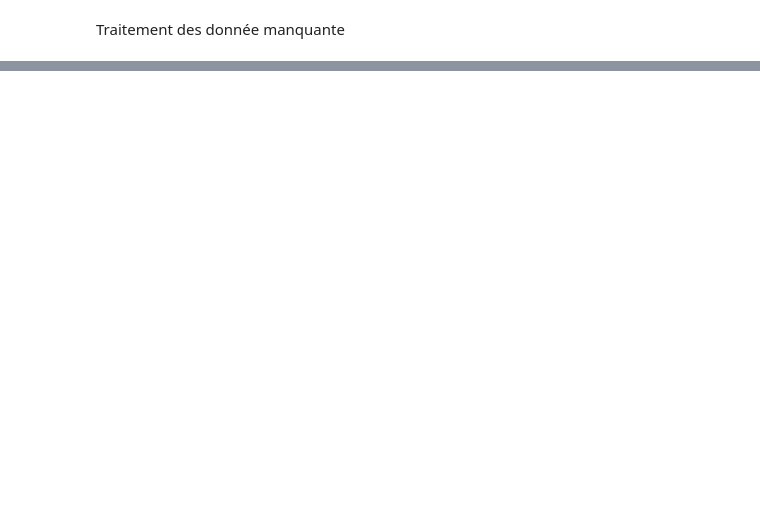
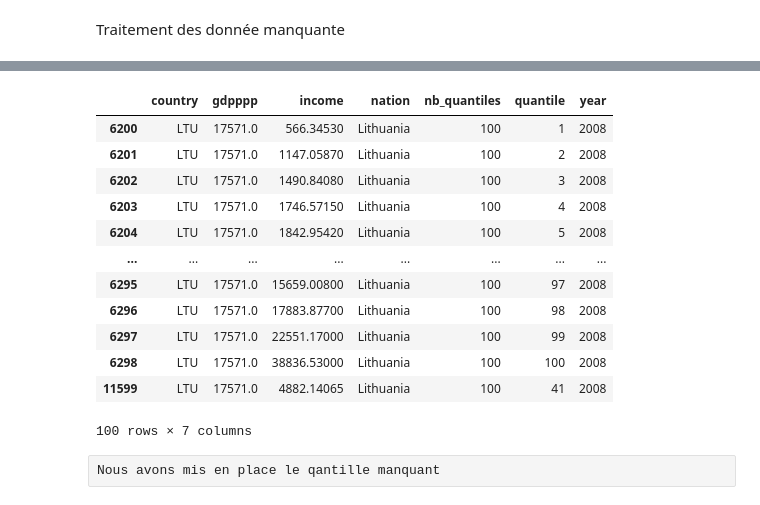
Before and after one commit to yassineBenHassoun/data-analysis-income-predict, a Jupyter notebook: app/jupyter/resources/project/mission_0_nettoyageData.ipynb, the cells around one changed output, grey strips where cells are left out. Drawn from its saved outputs; the diff is of its cells as text; code cells hidden in the pictures; blank space fills up the shorter version.

```diff
--- a/app/jupyter/resources/project/mission_0_nettoyageData.ipynb
+++ b/app/jupyter/resources/project/mission_0_nettoyageData.ipynb
@@ -565,0 +174,5 @@ iso3.head()
+# %%
+dfMissingRowLTU = pd.DataFrame({'nation':'Lithuania','country': [ltu], 'year': [2008], 'quantile': [41],
+                           'nb_quantiles': [100], 'income': [moyenneLTUIncome], 'gdpppp': 17571.0});
+
+dfMissingRowLTU
@@ -565,0 +182,4 @@ iso3.head()
+# %%
+incomesStatus = pd.concat([incomesStatus, dfMissingRowLTU], ignore_index=True, sort=True)
+display(incomesStatus.shape)
+incomesStatus.head()
@@ -565,0 +194,18 @@ iso3.head()
+# %%
+incomesStatus[incomesStatus['country'] == 'LTU']
+# %% [output]
+|  | country | gdpppp | income | nation | nb_quantiles | quantile | year |
+| 6200 | LTU | 17571.0 | 566.34530 | Lithuania | 100 | 1 | 2008 |
+| 6201 | LTU | 17571.0 | 1147.05870 | Lithuania | 100 | 2 | 2008 |
+| 6202 | LTU | 17571.0 | 1490.84080 | Lithuania | 100 | 3 | 2008 |
+| 6203 | LTU | 17571.0 | 1746.57150 | Lithuania | 100 | 4 | 2008 |
+| 6204 | LTU | 17571.0 | 1842.95420 | Lithuania | 100 | 5 | 2008 |
+| ... | ... | ... | ... | ... | ... | ... | ... |
+| 6295 | LTU | 17571.0 | 15659.00800 | Lithuania | 100 | 97 | 2008 |
+| 6296 | LTU | 17571.0 | 17883.87700 | Lithuania | 100 | 98 | 2008 |
+| 6297 | LTU | 17571.0 | 22551.17000 | Lithuania | 100 | 99 | 2008 |
+| 6298 | LTU | 17571.0 | 38836.53000 | Lithuania | 100 | 100 | 2008 |
+| 11599 | LTU | 17571.0 | 4882.14065 | Lithuania | 100 | 41 | 2008 |
+100 rows × 7 columns
+# %% [raw]
+Nous avons mis en place le qantille manquant
```
Also changed, not shown: parts of 62 cells of this notebook, 2 other files.
